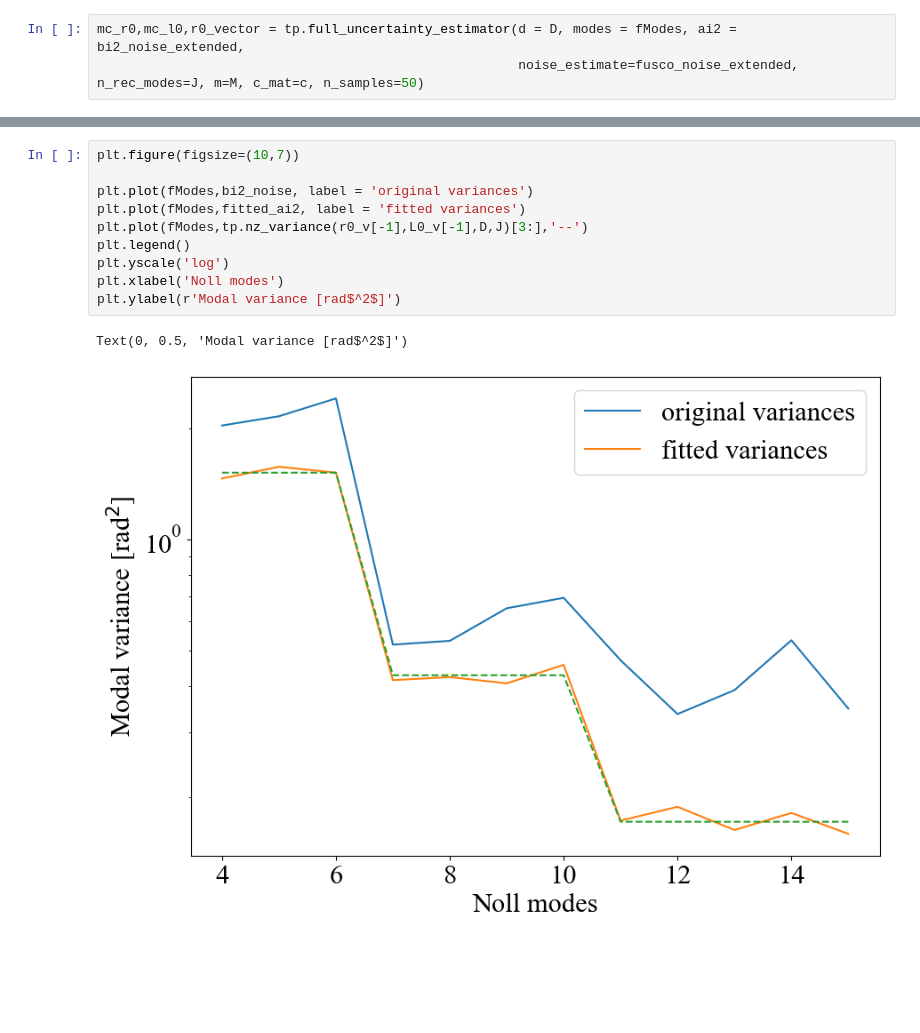
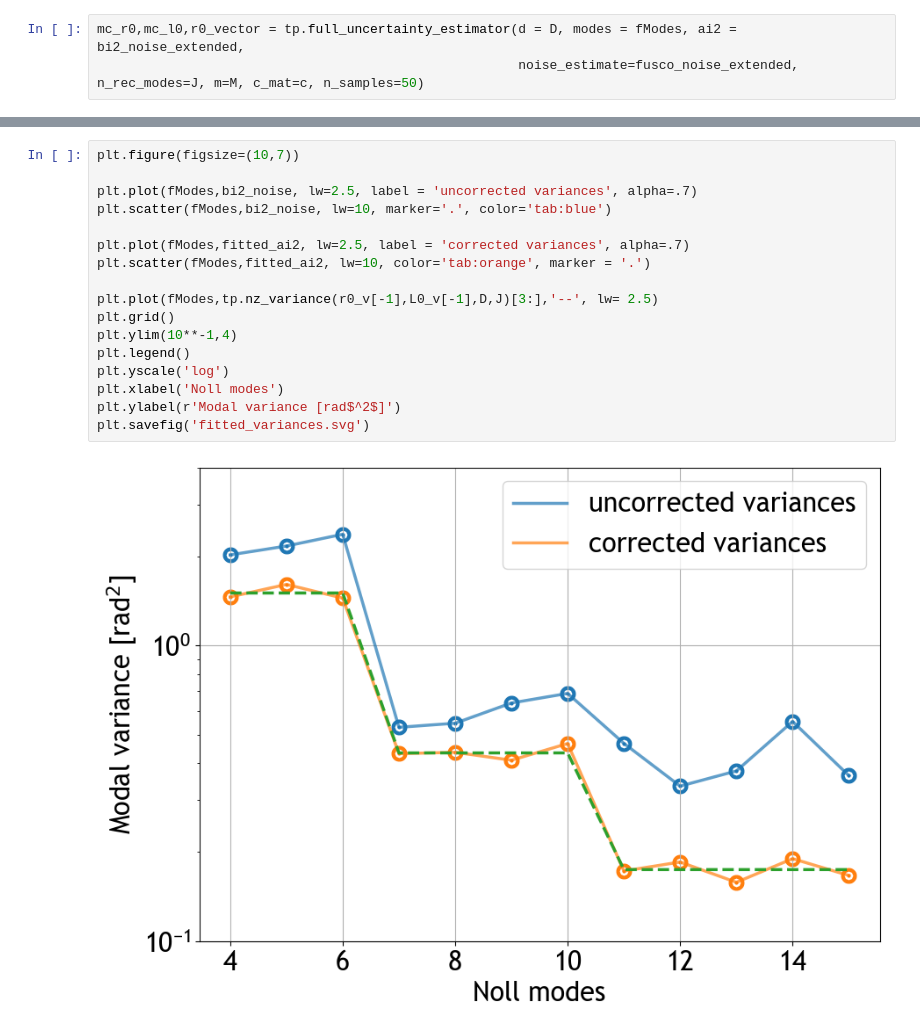
Before and after one commit to STAR-PORT/turlib, a Jupyter notebook: Simulated_Data_Analysis.ipynb, the cells around one changed output, grey strips where cells are left out. Cells and saved outputs as stored; diff of their text form; blank space fills up the shorter version.

```diff
--- a/Simulated_Data_Analysis.ipynb
+++ b/Simulated_Data_Analysis.ipynb
@@ -124,13 +127,19 @@ Convergence bias to real r0 = 1.955078016062681 %
 # %%
 plt.figure(figsize=(10,7))
 
-plt.plot(fModes,bi2_noise, label = 'original variances')
-plt.plot(fModes,fitted_ai2, label = 'fitted variances')
-plt.plot(fModes,tp.nz_variance(r0_v[-1],L0_v[-1],D,J)[3:],'--')
+plt.plot(fModes,bi2_noise, lw=2.5, label = 'uncorrected variances', alpha=.7)
+plt.scatter(fModes,bi2_noise, lw=10, marker='.', color='tab:blue')
+
+plt.plot(fModes,fitted_ai2, lw=2.5, label = 'corrected variances', alpha=.7)
+plt.scatter(fModes,fitted_ai2, lw=10, color='tab:orange', marker = '.')
+
+plt.plot(fModes,tp.nz_variance(r0_v[-1],L0_v[-1],D,J)[3:],'--', lw= 2.5)
+plt.grid()
+plt.ylim(10**-1,4)
 plt.legend()
 plt.yscale('log')
 plt.xlabel('Noll modes')
 plt.ylabel(r'Modal variance [rad$^2$]')
+plt.savefig('fitted_variances.svg')
 # %% [output]
-Text(0, 0.5, 'Modal variance [rad$^2$]')
-[figure, old version]
+[figure, new version]
```
Also changed, not shown: parts of 3 cells of this notebook, 1 other file.
